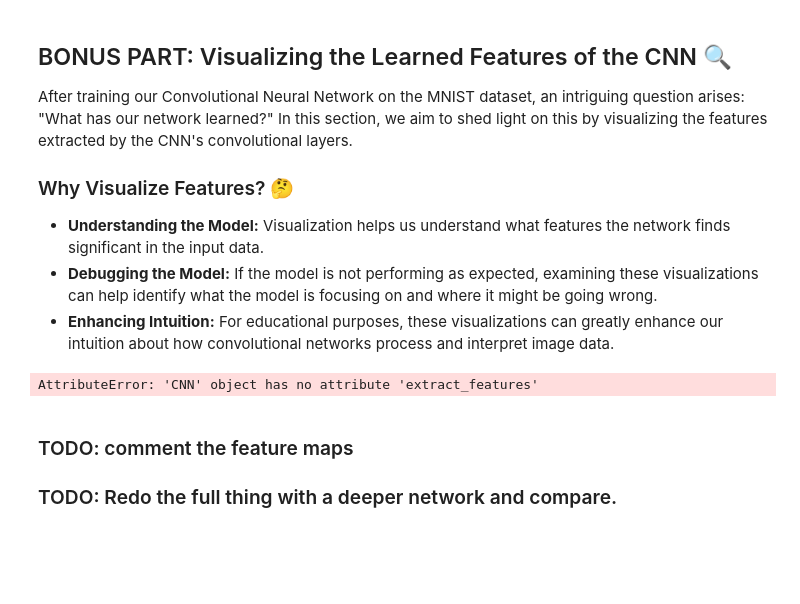
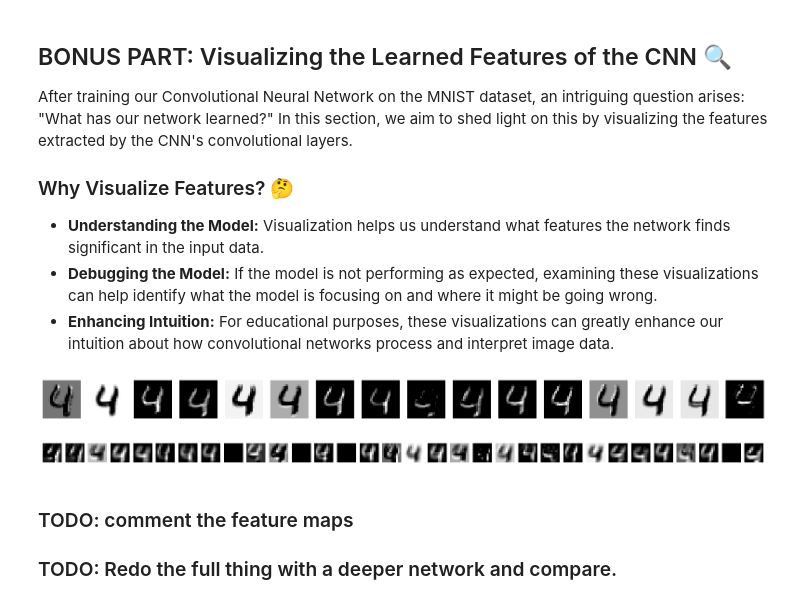
Before and after one commit to rania-azad/DeepLearning-Course---Limiteless, a Jupyter notebook: Hands_on_2_Convolution_neural_networks.ipynb, the cells around one changed output. Drawn from its saved outputs; the diff is of its cells as text; code cells hidden in the pictures; blank space fills up the shorter version.

```diff
--- a/Hands_on_2_Convolution_neural_networks.ipynb
+++ b/Hands_on_2_Convolution_neural_networks.ipynb
@@ -267,16 +341,17 @@ def visualize_feature_maps(model, image, layer_num):
 # %%
 # TODO: try different images and compare the result
 # Load a sample image from the dataset
 sample_image, _ = next(iter(test_loader))
-sample_image = sample_image[3]  # Get the first image in the batch
+sample_image = sample_image[4]  # Get the first image in the batch
 
 # Visualize feature maps for the first convolutional layer
 visualize_feature_maps(model, sample_image, layer_num=1)
 
 # Visualize feature maps for the second convolutional layer
 visualize_feature_maps(model, sample_image, layer_num=2)
 # %% [output]
-AttributeError: 'CNN' object has no attribute 'extract_features'
+[figure, added]
+[figure, added]
 # %% [markdown]
 ### TODO: comment the feature maps
 ### TODO: Redo the full thing with a deeper network and compare.
```
Also changed, not shown: parts of 6 cells of this notebook.
